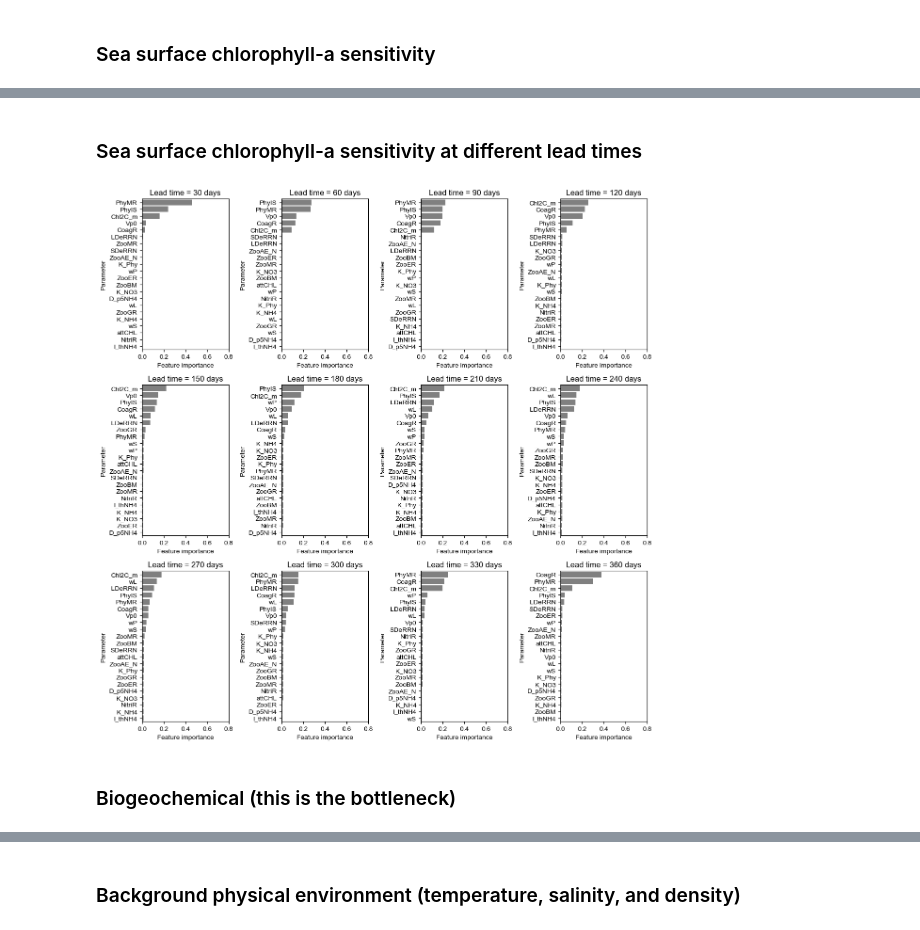
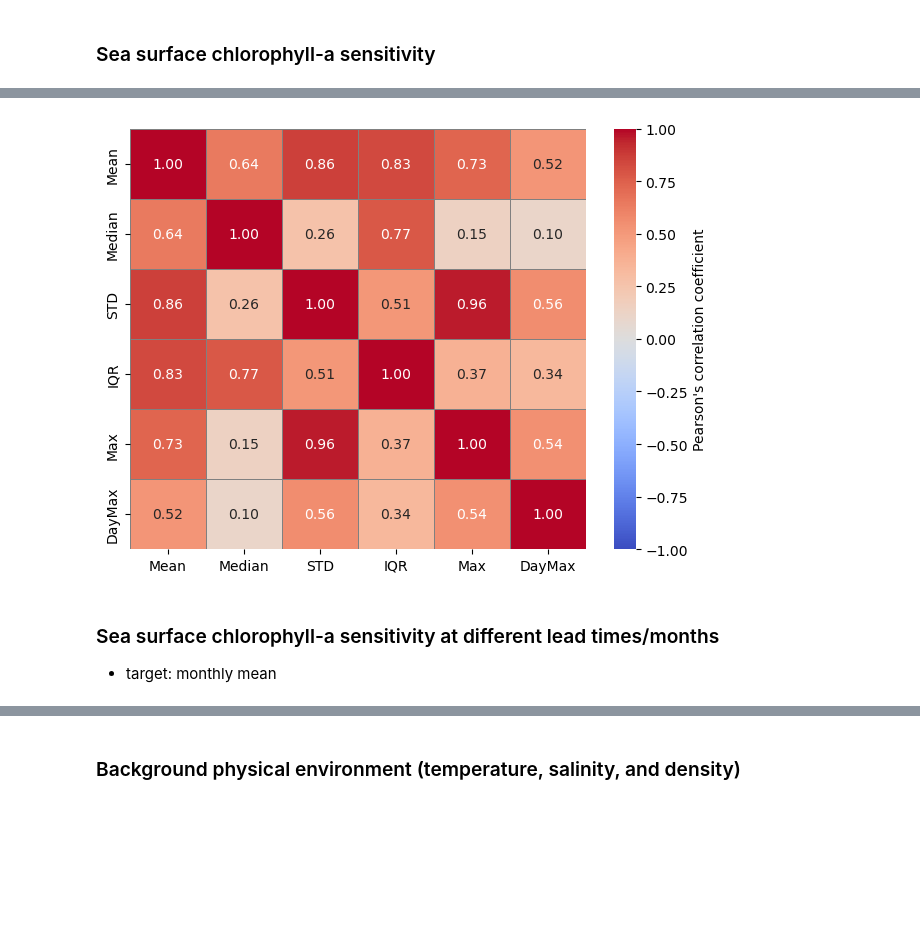
Before and after one commit to hakaseh/cases4argo, a Jupyter notebook: case/nns_annual/do-parameter-sensitivity.ipynb, the cells around one changed output, grey strips where cells are left out. Drawn from its saved outputs; the diff is of its cells as text; code cells hidden in the pictures; blank space fills up the shorter version.

```diff
--- a/case/nns_annual/do-parameter-sensitivity.ipynb
+++ b/case/nns_annual/do-parameter-sensitivity.ipynb
@@ -230,38 +153,25 @@ ValueError: could not convert string to float: np.str_('1.3804e')
+# %%
+corr_matrix = df.drop(columns=['Parameter','total']).corr(method='pearson')
+# Set the figure size
+plt.figure()
+
+# Create a heatmap
+sns.heatmap(
+    corr_matrix,
+    annot=True,  # Show correlation values in the cells
+    cmap='coolwarm',  # Color map (red for negative, blue for positive)
+    center=0,  # Center the color map at 0
+    vmin=-1,  # Minimum correlation value
+    vmax=1,  # Maximum correlation value
+    fmt=".2f",  # Format annotations to 2 decimal places
+    linewidths=0.5,  # Add lines between cells
+    linecolor='gray',  # Color of the lines
+    cbar_kws={"label": "Pearson's correlation coefficient"}  # Add title to the colorbar
+)
+plt.tight_layout()
+plt.savefig('fig-metric-correlation',dpi=300,bbox_inches='tight')
+# %% [output]
+[figure, added]
 # %% [markdown]
-### Sea surface chlorophyll-a sensitivity at different lead times
+### Sea surface chlorophyll-a sensitivity at different lead times/months
+- target: monthly mean
-# %%
-# obtain vertical time series (ensemble member, time, depth) of a selected variable
-temps = ds["1p1z_chl"][:,:,:,0, 0].values
-# obtain time series in the uppermost layer (compare with satellite)
-ssts = temps[:,:,-1]
-
-fig = plt.figure(figsize=(12, 12))
-
-leadtime = 0
-for j in range(12):
-
-    leadtime += 30 # add 30 days
-    output = ssts[:,leadtime]
-
-    rf = RandomForestRegressor()
-    rf.fit(sample_scaled, output)
-    importances = rf.feature_importances_
-
-
-    df = pd.DataFrame({
-        "Parameter": name_para,
-        "Importance": importances
-    }).sort_values(by="Importance", ascending=False)
-
-    plt.subplot(3,4,j+1)
-
-    sns.barplot(data=df, x="Importance", y="Parameter",color='gray')
-    plt.title('Lead time = '+str(leadtime)+' days')
-    plt.xlabel('Feature importance')
-    plt.xlim(0, 0.8)
-plt.tight_layout()
-plt.savefig('fig-sensitivity-leadtime-SSCHL-'+str(N),dpi=300,bbox_inches='tight')
-# %% [output]
-[figure, removed]
-# %% [markdown]
-### Biogeochemical (this is the bottleneck)
```
Also changed, not shown: parts of 15 cells of this notebook, 2 other files.
